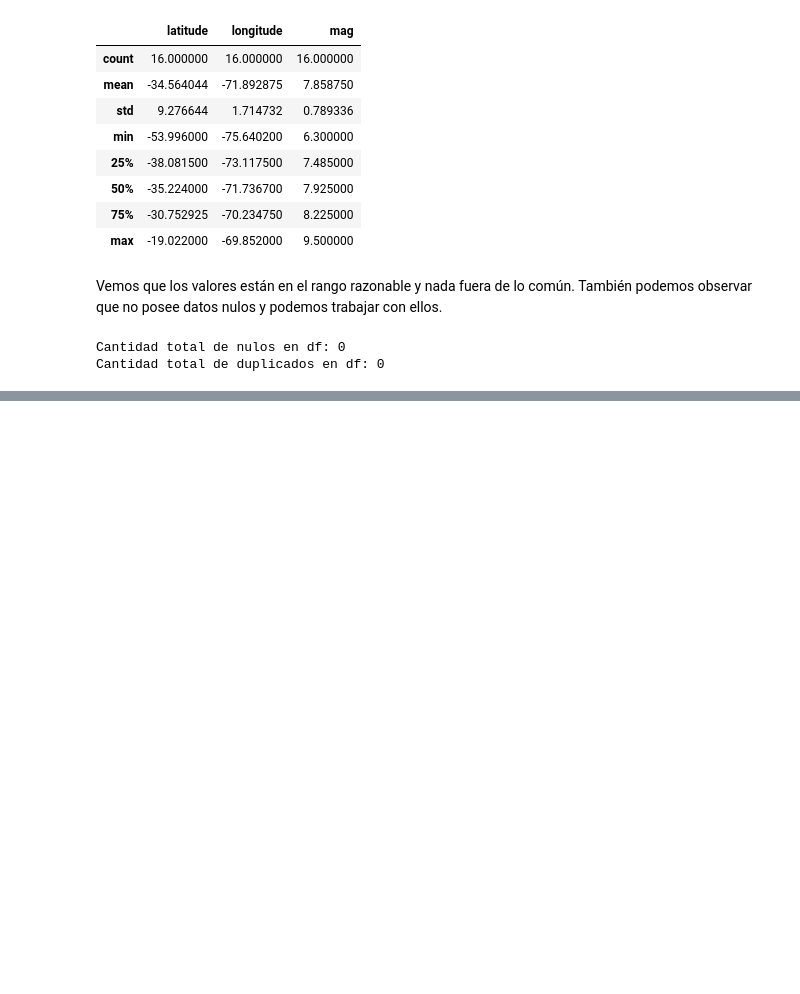
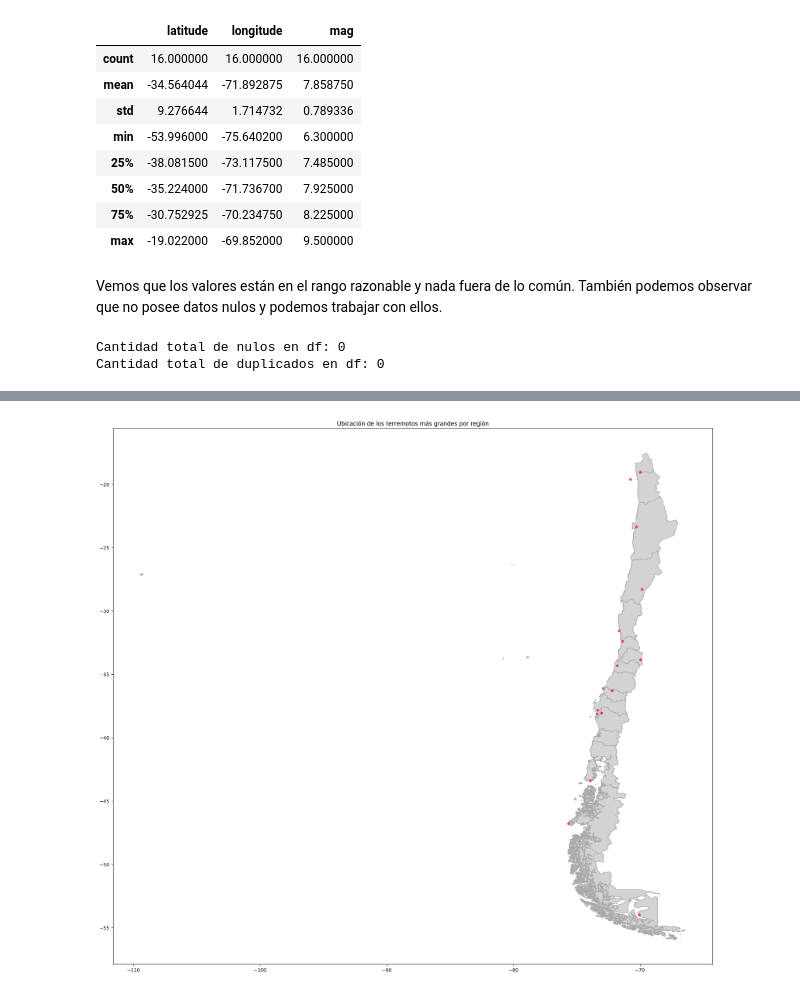
Before and after one commit to Skysilen-t/Proyecto-Ciencia-de-Datos, a Jupyter notebook: Propuesta y documento/Preguntas/pregunta_2.ipynb, the cells around one changed output, grey strips where cells are left out. Cells and saved outputs as stored; diff of their text form; code cells hidden in the pictures; blank space fills up the shorter version.

```diff
--- a/Propuesta y documento/Preguntas/pregunta_2.ipynb
+++ b/Propuesta y documento/Preguntas/pregunta_2.ipynb
@@ -103,0 +120,18 @@ Cantidad total de duplicados en df: 0
+# %%
+gdf = gpd.GeoDataFrame(
+    mayores_sismos, geometry=gpd.points_from_xy(mayores_sismos["longitude"], mayores_sismos
+    ["latitude"]), crs="EPSG:4326")
+
+direccion = "data//Regiones//Regional.shp"
+regional = gpd.read_file(direccion)
+regional_corrected = regional.set_crs("EPSG:3857", allow_override=True)
+regional_wgs84 = regional_corrected.to_crs("EPSG:4326")
+# %%
+fig, ax = plt.subplots(figsize=(30, 20))
+regional_wgs84.plot(ax=ax, color='lightgray', edgecolor="darkgray")
+gdf.plot(ax=ax, color='blue', markersize=3, alpha=0.7, edgecolor='red', lw=4)
+ax.set_aspect('equal')
+ax.set_title('Ubicación de los terremotos más grandes por región')
+plt.show()
+# %% [output]
+[figure, added]
```
Also changed, not shown: parts of 9 cells of this notebook, 5 other files.
